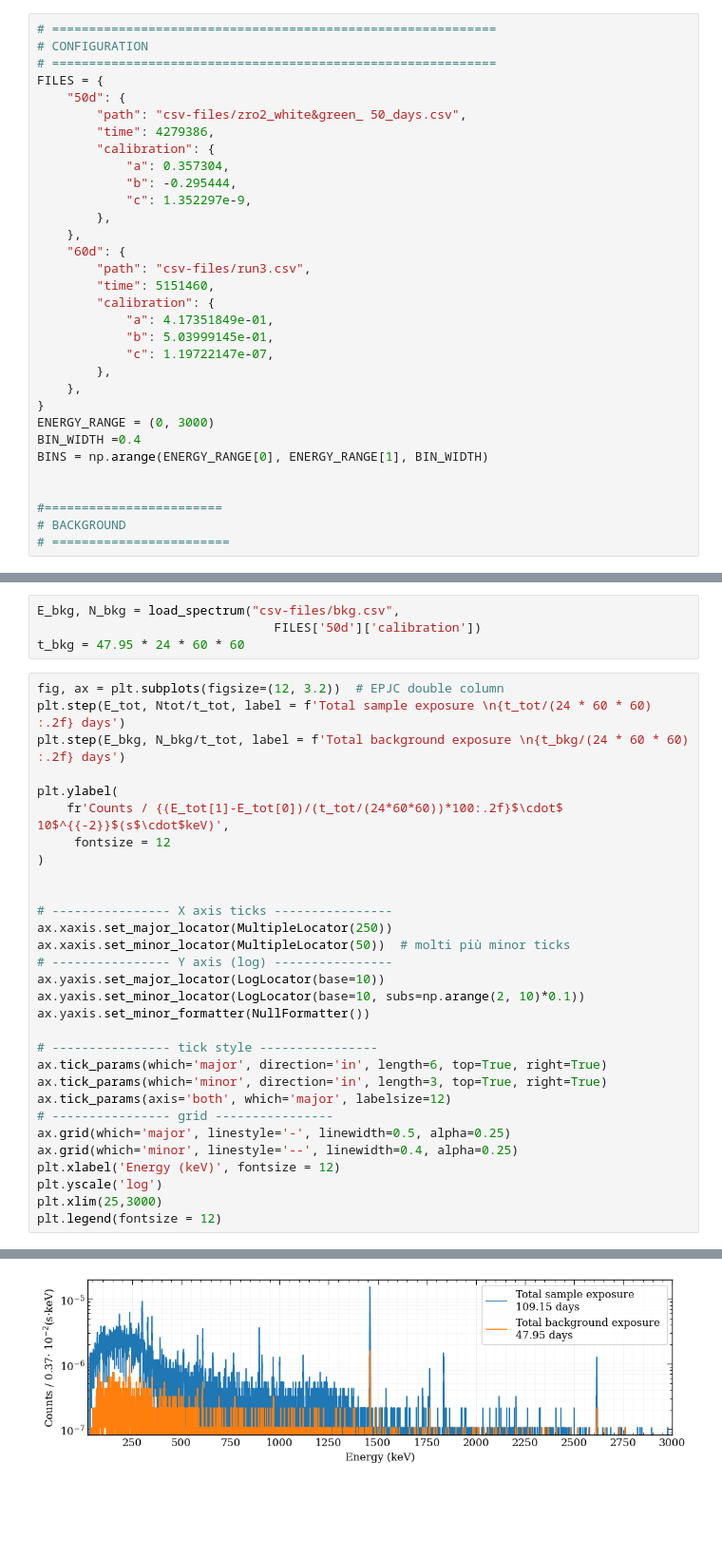
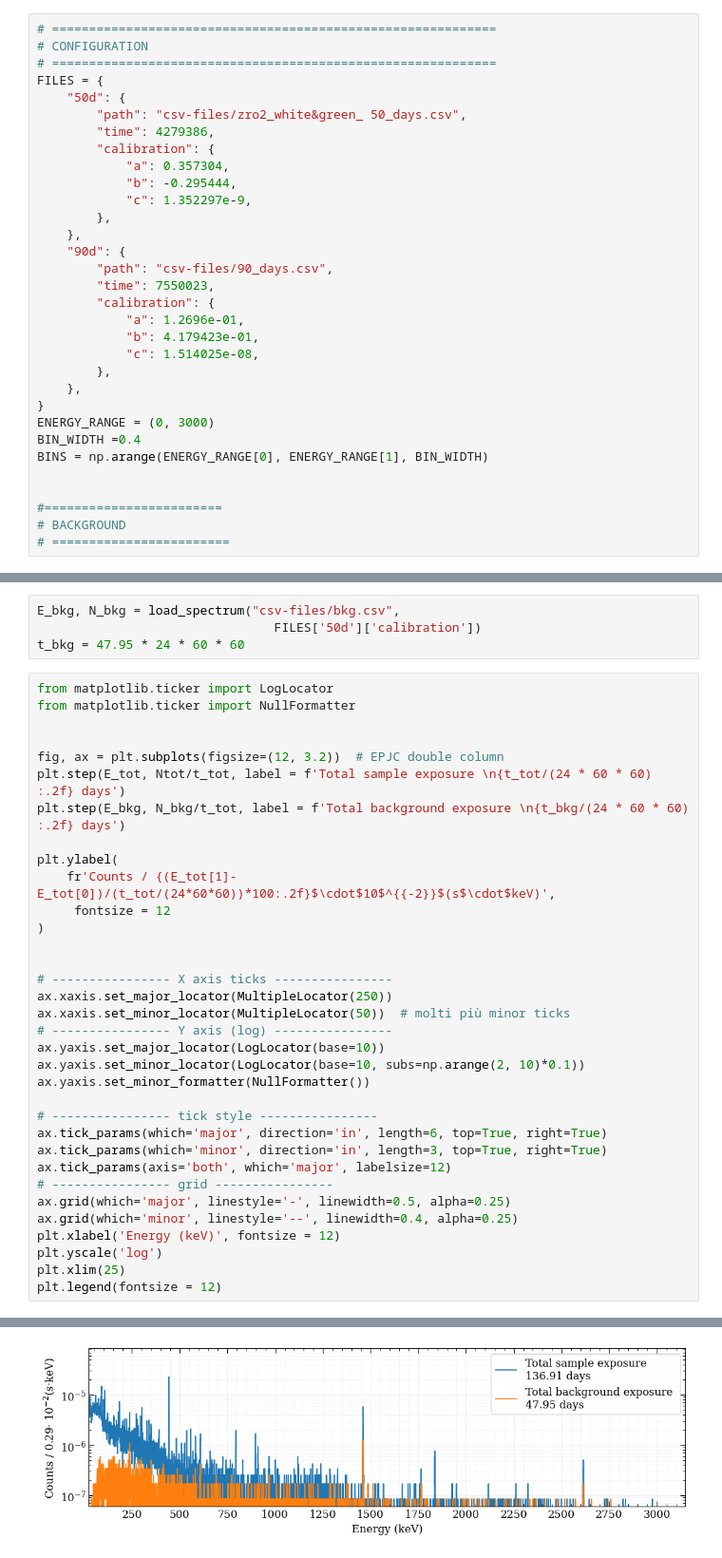
Before and after one commit to RitaF00/ZrO2-double-beta-decay, a Jupyter notebook: Calibrated_run2_baclground_comparison.ipynb, the cells around one changed output, grey strips where cells are left out. Shown at 95% size. Cells and saved outputs as stored; diff of their text form; blank space fills up the shorter version.

```diff
--- a/Calibrated_run2_baclground_comparison.ipynb
+++ b/Calibrated_run2_baclground_comparison.ipynb
@@ -329,13 +329,13 @@ FILES = {
             "c": 1.352297e-9,
         },
     },
-    "60d": {
-        "path": "csv-files/run3.csv",
-        "time": 5151460,
+    "90d": {
+        "path": "csv-files/90_days.csv",
+        "time": 7550023,
         "calibration": {
-            "a": 4.17351849e-01,
-            "b": 5.03999145e-01,
-            "c": 1.19722147e-07,
+            "a": 1.2696e-01,
+            "b": 4.179423e-01,
+            "c": 1.514025e-08,
         },
     },
 }
@@ -361,35 +362,39 @@ E_bkg, N_bkg = load_spectrum("csv-files/bkg.csv",
                                 FILES['50d']['calibration'])
 t_bkg = 47.95 * 24 * 60 * 60
 # %%
+from matplotlib.ticker import LogLocator
+from matplotlib.ticker import NullFormatter
+
+
 fig, ax = plt.subplots(figsize=(12, 3.2))  # EPJC double column
 plt.step(E_tot, Ntot/t_tot, label = f'Total sample exposure \n{t_tot/(24 * 60 * 60) :.2f} days')
 plt.step(E_bkg, N_bkg/t_tot, label = f'Total background exposure \n{t_bkg/(24 * 60 * 60) :.2f} days')
 
 plt.ylabel(
-    fr'Counts / {(E_tot[1]-E_tot[0])/(t_tot/(24*60*60))*100:.2f}$\cdot$ 10$^{{-2}}$(s$\cdot$keV)',
+    fr'Counts / {(E_tot[1]-E_tot[0])/(t_tot/(24*60*60))*100:.2f}$\cdot$10$^{{-2}}$(s$\cdot$keV)',
      fontsize = 12
 )
 
 
 # ---------------- X axis ticks ----------------
 ax.xaxis.set_major_locator(MultipleLocator(250))
 ax.xaxis.set_minor_locator(MultipleLocator(50))  # molti più minor ticks
 # ---------------- Y axis (log) ----------------
 ax.yaxis.set_major_locator(LogLocator(base=10))
 ax.yaxis.set_minor_locator(LogLocator(base=10, subs=np.arange(2, 10)*0.1))
 ax.yaxis.set_minor_formatter(NullFormatter())
 
 # ---------------- tick style ----------------
 ax.tick_params(which='major', direction='in', length=6, top=True, right=True)
 ax.tick_params(which='minor', direction='in', length=3, top=True, right=True)
 ax.tick_params(axis='both', which='major', labelsize=12)
 # ---------------- grid ----------------
 ax.grid(which='major', linestyle='-', linewidth=0.5, alpha=0.25)
 ax.grid(which='minor', linestyle='--', linewidth=0.4, alpha=0.25)
 plt.xlabel('Energy (keV)', fontsize = 12)
 plt.yscale('log')
-plt.xlim(25,3000)
+plt.xlim(25)
 plt.legend(fontsize = 12)
 # %% [output]
 <matplotlib.legend.Legend at 0x...>
-[figure, old version]
+[figure, new version]
```
Also changed, not shown: parts of 1 cell of this notebook, 7 other files.
